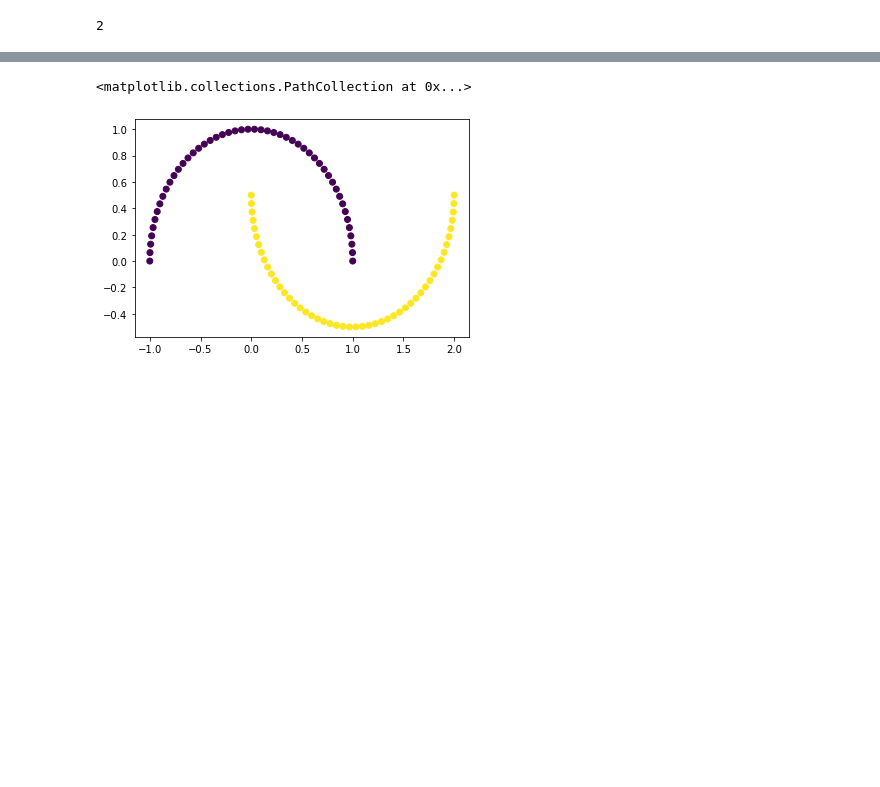
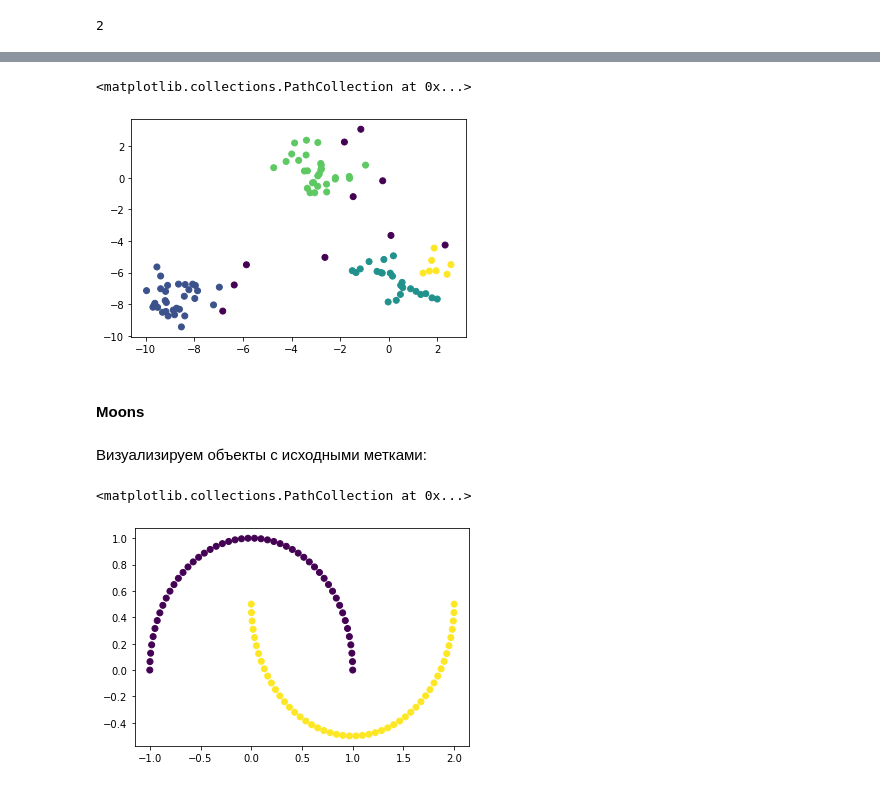
Before and after one commit to sixxio/IntellectualDataAnalysis, a Jupyter notebook: task 6 - cluster/cluster.ipynb, the cells around one changed output, grey strips where cells are left out. Cells and saved outputs as stored; diff of their text form; code cells hidden in the pictures; blank space fills up the shorter version.

```diff
--- a/task 6 - cluster/cluster.ipynb
+++ b/task 6 - cluster/cluster.ipynb
@@ -37,3 +94,13 @@ plt.scatter(x=x[:,0], y=x[:,1],c=ypred)
+# %%
+ypred = cl.DBSCAN(eps=1, min_samples=5).fit_predict(x)
+plt.scatter(x=x[:,0], y=x[:,1],c=ypred)
+# %% [output]
+<matplotlib.collections.PathCollection at 0x...>
+[figure, added]
+# %% [markdown]
+#### Moons
+# %% [markdown]
+Визуализируем объекты с исходными метками:
 # %%
 x,y = data = ds.make_moons()
 plt.scatter(x=x[:,0], y=x[:,1],c=y)
```
Also changed, not shown: parts of 49 cells of this notebook, 3 other files.
